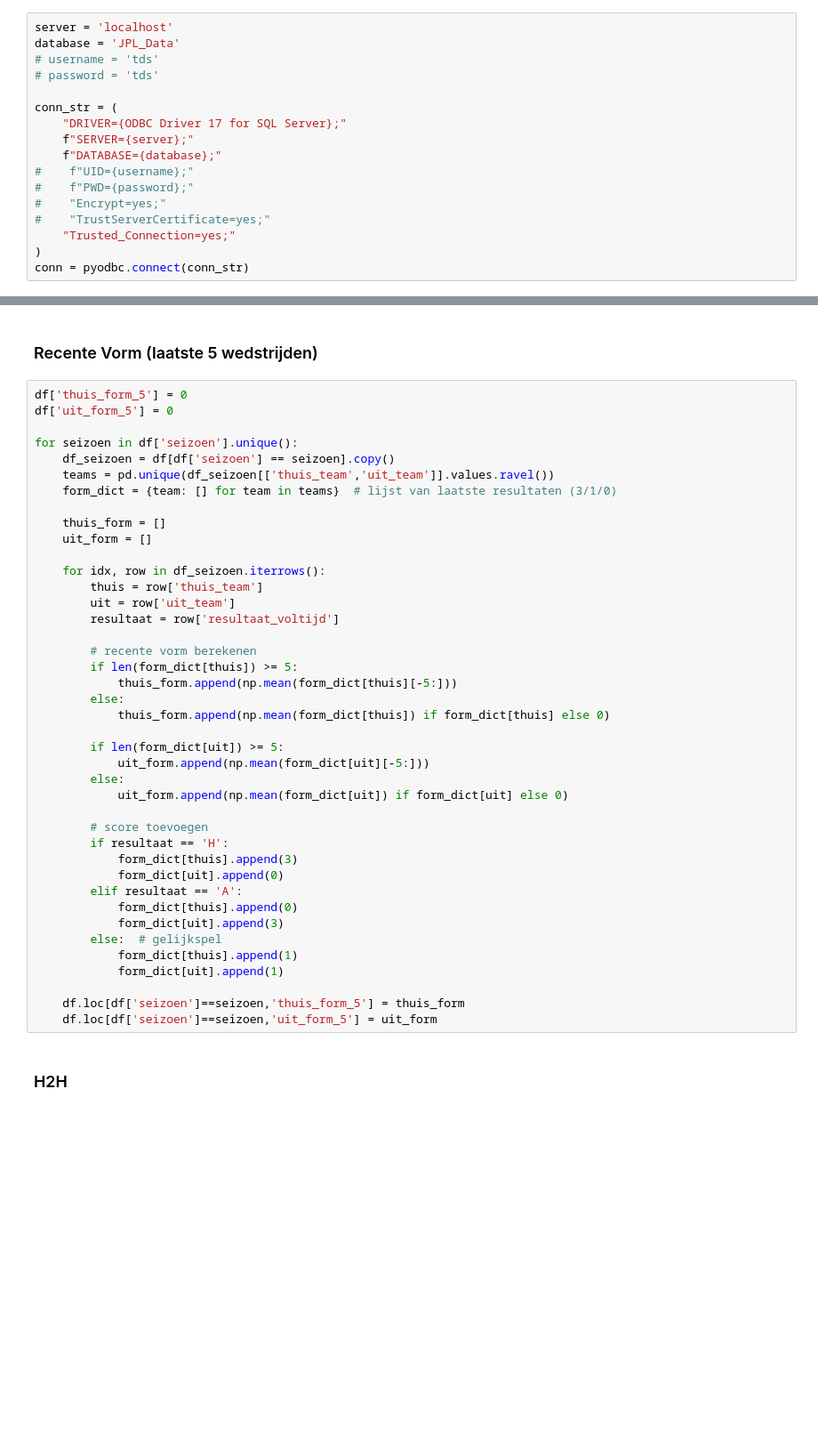
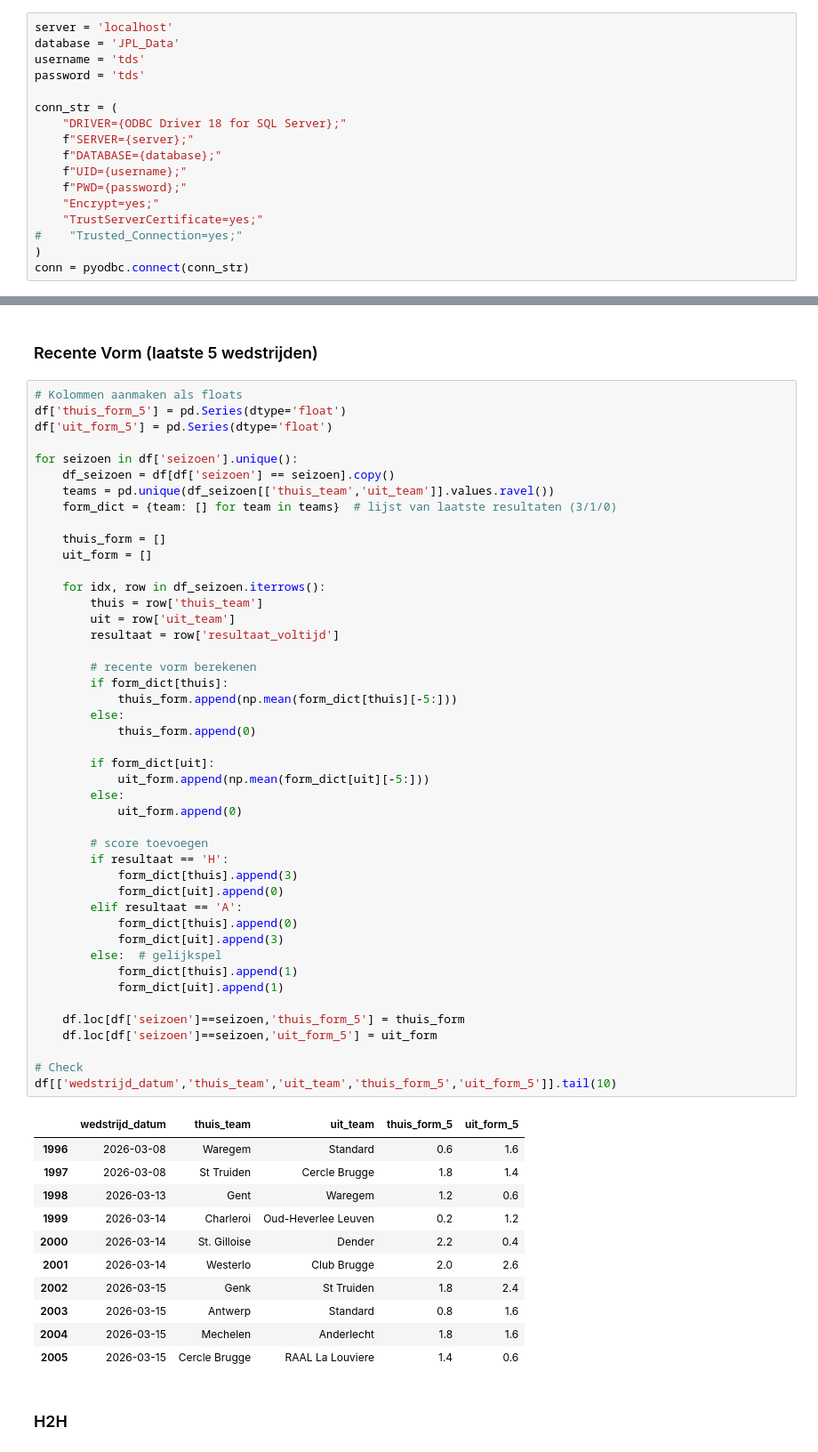
Before and after one commit to Torbendes/Bachelorproef, a Jupyter notebook: code/analyse/jpl_analyse.ipynb, the cells around one changed output, grey strips where cells are left out. Shown at 89% size. Drawn from its saved outputs; the diff is of its cells as text; blank space fills up the shorter version.

```diff
--- a/code/analyse/jpl_analyse.ipynb
+++ b/code/analyse/jpl_analyse.ipynb
@@ -52,18 +57,18 @@ Commentaar over de structuur van de data
 # %%
 server = 'localhost'
 database = 'JPL_Data'
-# username = 'tds'
-# password = 'tds'
+username = 'tds'
+password = 'tds'
 
 conn_str = (
-    "DRIVER={ODBC Driver 17 for SQL Server};"
+    "DRIVER={ODBC Driver 18 for SQL Server};"
     f"SERVER={server};"
     f"DATABASE={database};"
-#    f"UID={username};"
-#    f"PWD={password};"
-#    "Encrypt=yes;"
-#    "TrustServerCertificate=yes;"
-    "Trusted_Connection=yes;"
+    f"UID={username};"
+    f"PWD={password};"
+    "Encrypt=yes;"
+    "TrustServerCertificate=yes;"
+#    "Trusted_Connection=yes;"
 )
 conn = pyodbc.connect(conn_str)
 # %% [markdown]
@@ -687,8 +578,9 @@ Club Brugge              9.596250       3.591250     6.005000    Aanvallend
 # %% [markdown]
 ### Recente Vorm (laatste 5 wedstrijden)
 # %%
-df['thuis_form_5'] = 0
-df['uit_form_5'] = 0
+# Kolommen aanmaken als floats
+df['thuis_form_5'] = pd.Series(dtype='float')
+df['uit_form_5'] = pd.Series(dtype='float')
 
 for seizoen in df['seizoen'].unique():
     df_seizoen = df[df['seizoen'] == seizoen].copy()
@@ -696,37 +588,52 @@ for seizoen in df['seizoen'].unique():
     form_dict = {team: [] for team in teams}  # lijst van laatste resultaten (3/1/0)
 
     thuis_form = []
     uit_form = []
 
     for idx, row in df_seizoen.iterrows():
         thuis = row['thuis_team']
         uit = row['uit_team']
         resultaat = row['resultaat_voltijd']
 
         # recente vorm berekenen
-        if len(form_dict[thuis]) >= 5:
+        if form_dict[thuis]:
             thuis_form.append(np.mean(form_dict[thuis][-5:]))
         else:
-            thuis_form.append(np.mean(form_dict[thuis]) if form_dict[thuis] else 0)
+            thuis_form.append(0)
 
-        if len(form_dict[uit]) >= 5:
+        if form_dict[uit]:
             uit_form.append(np.mean(form_dict[uit][-5:]))
         else:
-            uit_form.append(np.mean(form_dict[uit]) if form_dict[uit] else 0)
+            uit_form.append(0)
 
         # score toevoegen
         if resultaat == 'H':
             form_dict[thuis].append(3)
             form_dict[uit].append(0)
         elif resultaat == 'A':
             form_dict[thuis].append(0)
             form_dict[uit].append(3)
         else:  # gelijkspel
             form_dict[thuis].append(1)
             form_dict[uit].append(1)
 
     df.loc[df['seizoen']==seizoen,'thuis_form_5'] = thuis_form
     df.loc[df['seizoen']==seizoen,'uit_form_5'] = uit_form
+
+# Check
+df[['wedstrijd_datum','thuis_team','uit_team','thuis_form_5','uit_form_5']].tail(10)
+# %% [output]
+|  | wedstrijd_datum | thuis_team | uit_team | thuis_form_5 | uit_form_5 |
+| 1996 | 2026-03-08 | Waregem | Standard | 0.6 | 1.6 |
+| 1997 | 2026-03-08 | St Truiden | Cercle Brugge | 1.8 | 1.4 |
+| 1998 | 2026-03-13 | Gent | Waregem | 1.2 | 0.6 |
+| 1999 | 2026-03-14 | Charleroi | Oud-Heverlee Leuven | 0.2 | 1.2 |
+| 2000 | 2026-03-14 | St. Gilloise | Dender | 2.2 | 0.4 |
+| 2001 | 2026-03-14 | Westerlo | Club Brugge | 2.0 | 2.6 |
+| 2002 | 2026-03-15 | Genk | St Truiden | 1.8 | 2.4 |
+| 2003 | 2026-03-15 | Antwerp | Standard | 0.8 | 1.6 |
+| 2004 | 2026-03-15 | Mechelen | Anderlecht | 1.8 | 1.6 |
+| 2005 | 2026-03-15 | Cercle Brugge | RAAL La Louviere | 1.4 | 0.6 |
 # %% [markdown]
 ### H2H
 # %%
```
Also changed, not shown: parts of 32 cells of this notebook.
